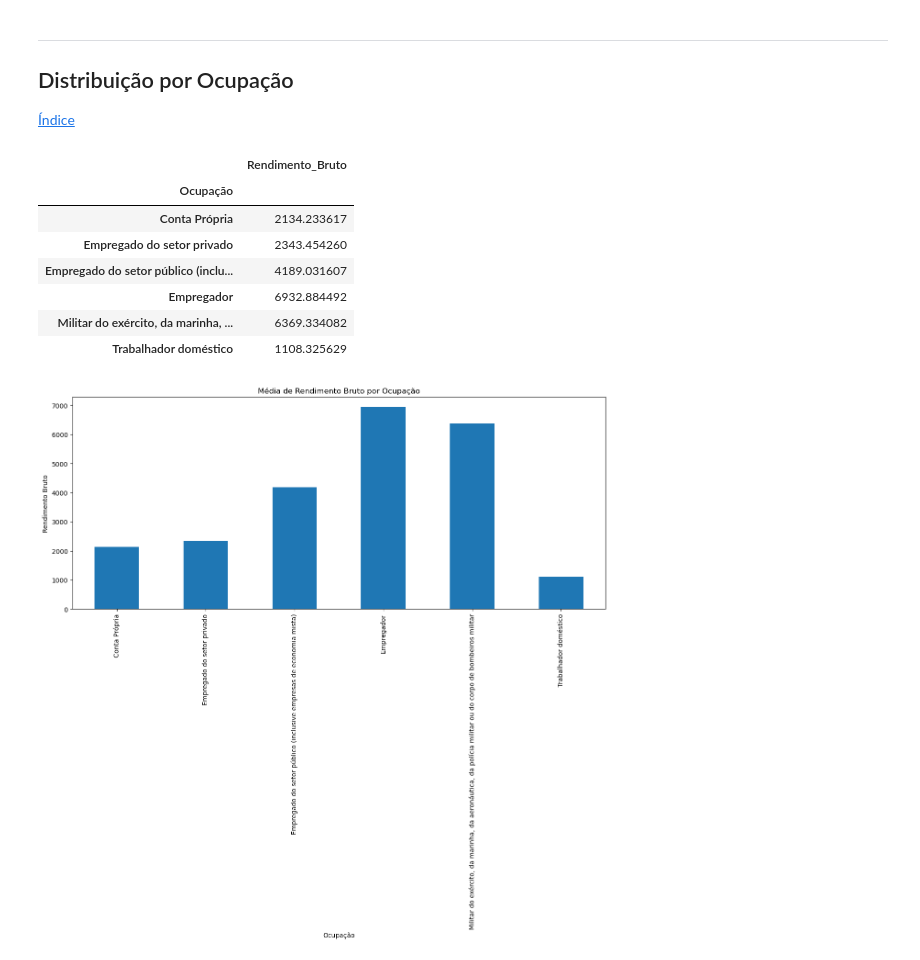
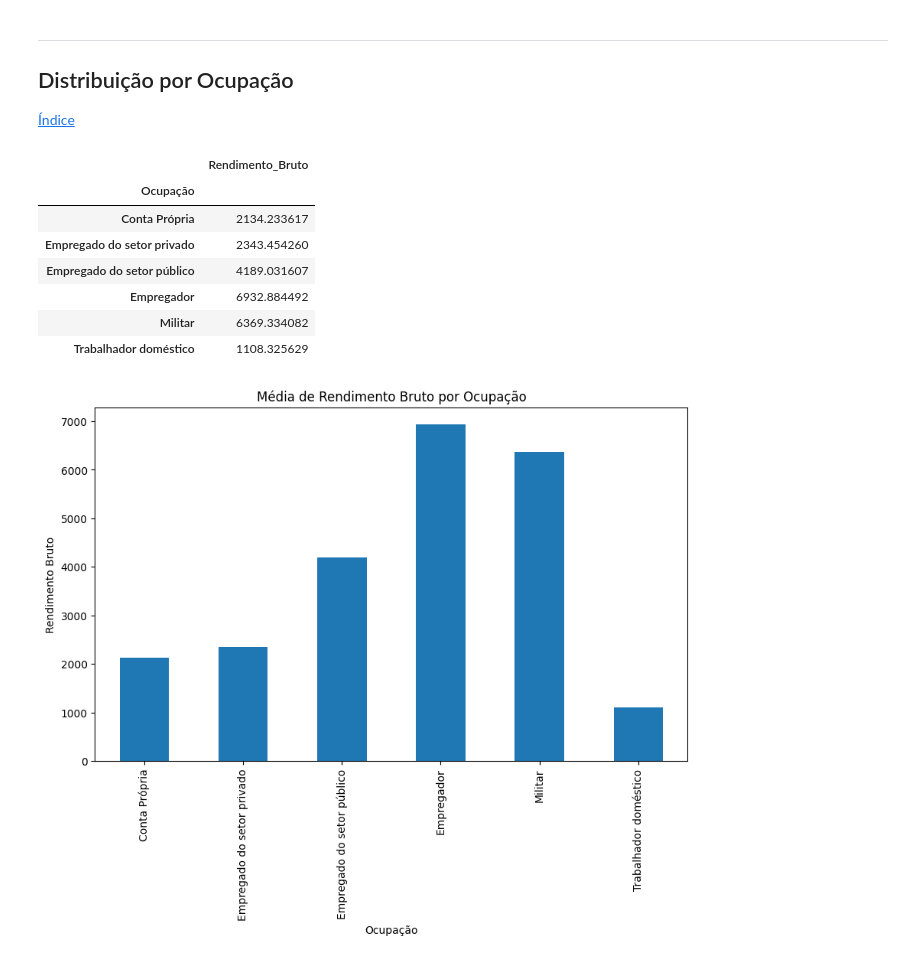
Before and after one commit to jlbrasileiro/Projeto-3---Ci-ncia-dos-Dados---2024.2, a Jupyter notebook: analise_exploratoria.ipynb, the cells around one changed output. Cells and saved outputs as stored; diff of their text form; code cells hidden in the pictures.

```diff
--- a/analise_exploratoria.ipynb
+++ b/analise_exploratoria.ipynb
@@ -75,6 +76,9 @@ Ocupação                object
 Faixa_de_rendimento     object
 Rendimento_Bruto       float64
 dtype: object
+# %%
+dados['Ocupação'] = dados.Ocupação.replace("Militar do exército, da marinha, da aeronáutica, da polícia militar ou do corpo de bombeiros militar", "Militar")
+dados['Ocupação'] = dados['Ocupação'].replace("Empregado do setor público (inclusive empresas de economia mista)", "Empregado do setor público")
 # %% [markdown]
 ___
 <div id="esc-bruto"></div>
@@ -289,21 +297,21 @@ ___
 
 [Índice](#indice)
 # %%
-rendimento_ocupacao_media = dados.groupby('Ocupação')['Rendimento_Bruto'].mean()
+rendimento_ocupacao_media = dados.groupby("Ocupação")["Rendimento_Bruto"].mean()
 rendimento_ocupacao_media.to_frame()
 # %% [output]
 |  | Rendimento_Bruto |
 | Ocupação |  |
 | Conta Própria | 2134.233617 |
 | Empregado do setor privado | 2343.454260 |
-| Empregado do setor público (inclu... | 4189.031607 |
+| Empregado do setor público | 4189.031607 |
 | Empregador | 6932.884492 |
-| Militar do exército, da marinha, ... | 6369.334082 |
+| Militar | 6369.334082 |
 | Trabalhador doméstico | 1108.325629 |
 # %%
-rendimento_ocupacao_media.plot(kind = 'bar', figsize = (15,6))
-plt.title('Média de Rendimento Bruto por Ocupação')
-plt.ylabel('Rendimento Bruto')
+rendimento_ocupacao_media.plot(kind="bar", figsize=(10, 6))
+plt.title("Média de Rendimento Bruto por Ocupação")
+plt.ylabel("Rendimento Bruto")
 plt.show()
 # %% [output]
-[figure, old version]
+[figure, new version]
```
Also changed, not shown: parts of 13 cells of this notebook.
